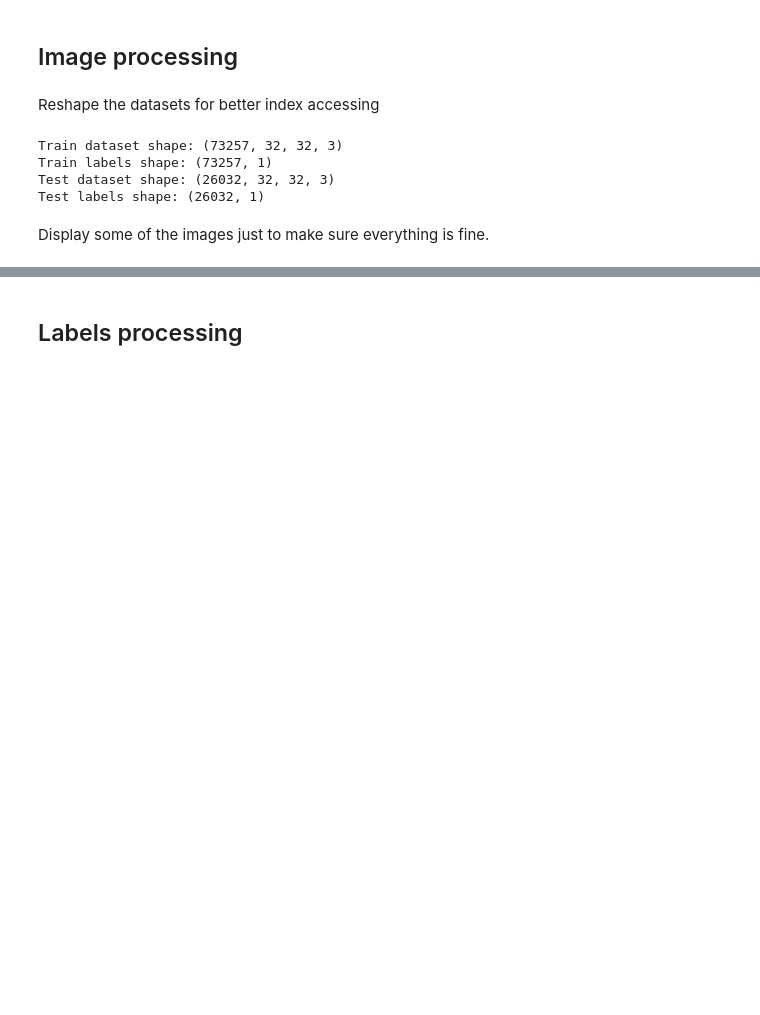
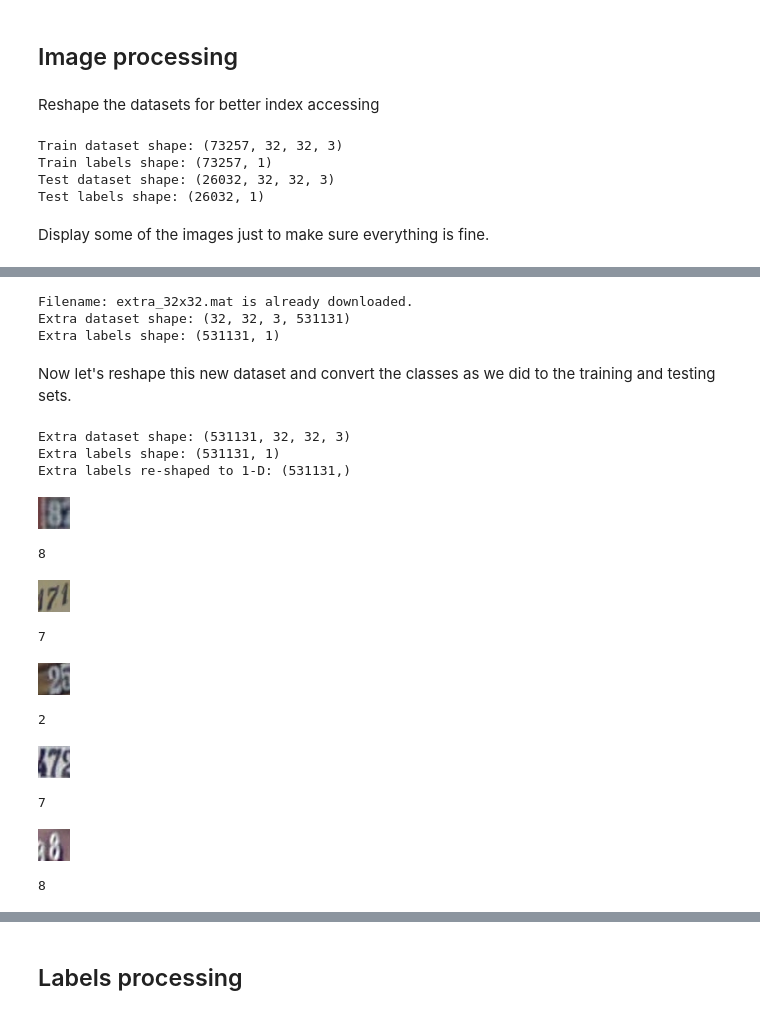
Before and after one commit to thalles753/machine-learning, a Jupyter notebook: projects/capstone/my_project/image_segmentation_recognizer.ipynb, the cells around one changed output, grey strips where cells are left out. Saved outputs shown, nothing was run; the diff lists cells and outputs as text; code cells hidden in the pictures; blank space fills up the shorter version.

```diff
--- a/projects/capstone/my_project/image_segmentation_recognizer.ipynb
+++ b/projects/capstone/my_project/image_segmentation_recognizer.ipynb
@@ -152,0 +216,51 @@ Standard deviation: 0.098108
+# %%
+extra_dataset_filename = maybe_download("extra_32x32.mat")
+
+# load the dataset
+raw_extra_data = sio.loadmat(extra_dataset_filename)
+
+# get the data variables
+extra_dataset, extra_labels = raw_extra_data["X"], raw_extra_data["y"]
+
+# free up
+%xdel raw_extra_data
+
+print "Extra dataset shape:",extra_dataset.shape
+print "Extra labels shape:",extra_labels.shape
+# %% [output]
+Filename: extra_32x32.mat is already downloaded.
+Extra dataset shape: (32, 32, 3, 531131)
+Extra labels shape: (531131, 1)
+# %% [markdown]
+Now let's reshape this new dataset and convert the classes as we did to the training and testing sets.
+# %%
+extra_dataset = reshape_dataset(extra_dataset, extra_size)
+
+print "Extra dataset shape:",extra_dataset.shape
+print "Extra labels shape:",extra_labels.shape
+
+# convert the class label 10 to be 0
+for index in range(0,extra_labels.size):
+    if extra_labels[index] == 10:
+        extra_labels[index] = 0
+
+# reshape the labels to be 1-D array
+extra_labels = extra_labels.reshape(extra_labels.size)
+print "Extra labels re-shaped to 1-D:",extra_labels.shape
+
+# display some images for checking
+display_images_at_random(extra_dataset, extra_labels, extra_size, 5)
+# %% [output]
+Extra dataset shape: (531131, 32, 32, 3)
+Extra labels shape: (531131, 1)
+Extra labels re-shaped to 1-D: (531131,)
+[figure, added]
+8
+[figure, added]
+7
+[figure, added]
+2
+[figure, added]
+7
+[figure, added]
+8
```
Also changed, not shown: parts of 42 cells of this notebook.
